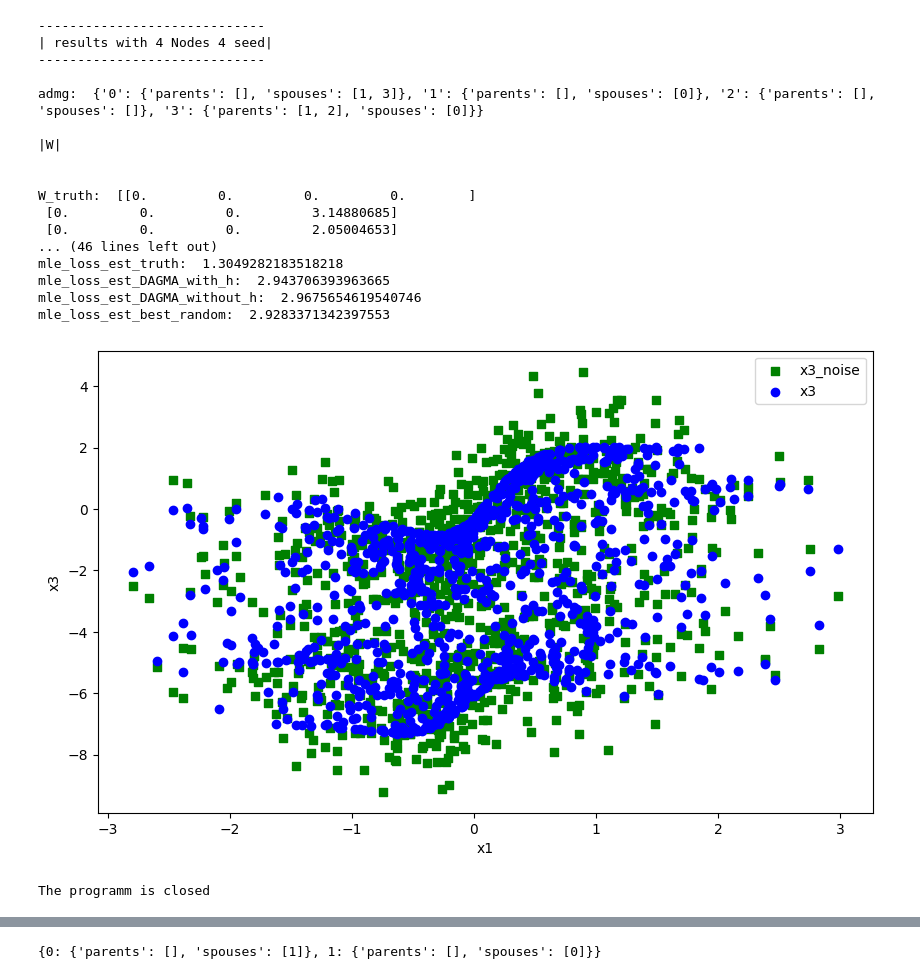
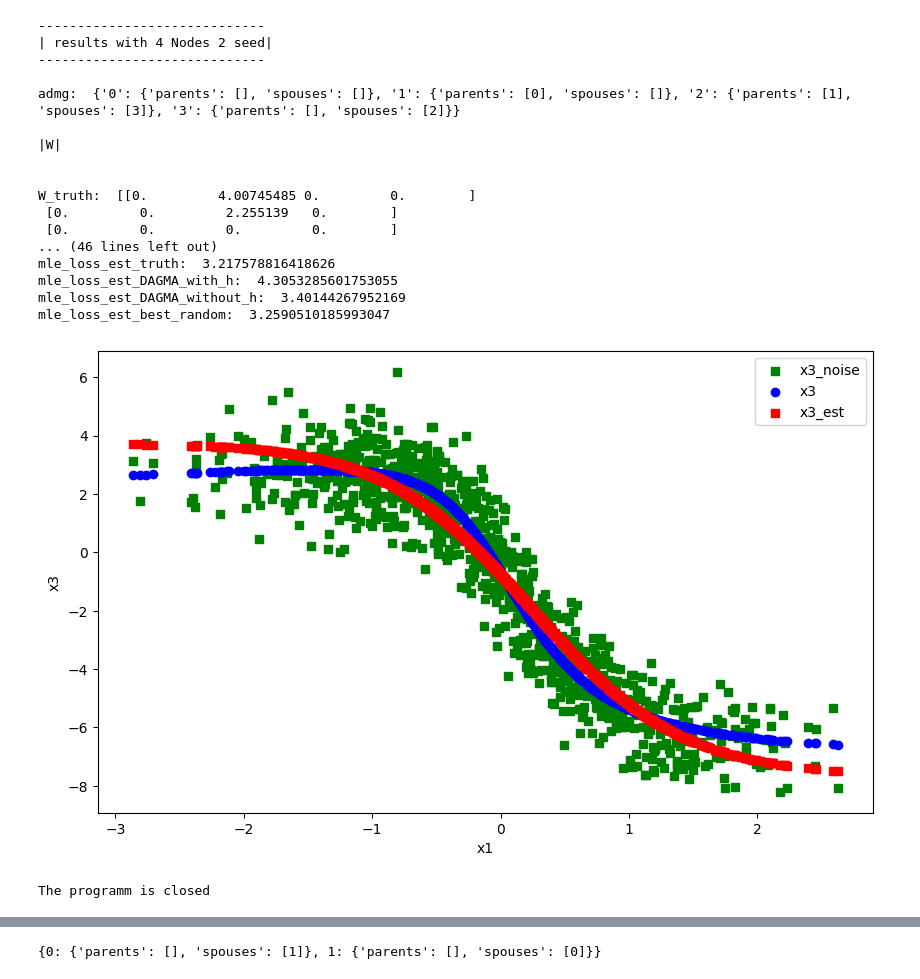
Before and after one commit to yurou-liang/ADMG, a Jupyter notebook: result/Analyse_result.ipynb, the cells around one changed output, grey strips where cells are left out. Drawn from its saved outputs; the diff is of its cells as text; code cells hidden in the pictures.

```diff
--- a/result/Analyse_result.ipynb
+++ b/result/Analyse_result.ipynb
@@ -10,7 +10,7 @@ from locally_connected import LocallyConnected
 import torch.nn as nn
 # %%
 d = 4
-s = 4
+s = 2
 
 with open(f"result_d{d}_seed{s}_modified", "r") as f:
     data = json.load(f)
@@ -72,22 +72,22 @@ print("mle_loss_est_DAGMA_without_h: ", data["mle_loss_DAGMA_without_h"])
 print("mle_loss_est_best_random: ", data["best_random_run"]["mle_loss_random_end"])
 # %% [output]
 -----------------------------
-| results with 4 Nodes 4 seed|
+| results with 4 Nodes 2 seed|
 -----------------------------
 
-admg:  {'0': {'parents': [], 'spouses': [1, 3]}, '1': {'parents': [], 'spouses': [0]}, '2': {'parents': [], 'spouses': []}, '3': {'parents': [1, 2], 'spouses': [0]}}
+admg:  {'0': {'parents': [], 'spouses': []}, '1': {'parents': [0], 'spouses': []}, '2': {'parents': [1], 'spouses': [3]}, '3': {'parents': [], 'spouses': [2]}}
 
 |W|
 
 
-W_truth:  [[0.         0.         0.         0.        ]
- [0.         0.         0.         3.14880685]
- [0.         0.         0.         2.05004653]
+W_truth:  [[0.         4.00745485 0.         0.        ]
+ [0.         0.         2.255139   0.        ]
+ [0.         0.         0.         0.        ]
 ... (46 lines left out)
-mle_loss_est_truth:  1.3049282183518218
-mle_loss_est_DAGMA_with_h:  2.943706393963665
-mle_loss_est_DAGMA_without_h:  2.9675654619540746
-mle_loss_est_best_random:  2.9283371342397553
+mle_loss_est_truth:  3.217578816418626
+mle_loss_est_DAGMA_with_h:  4.3053285601753055
+mle_loss_est_DAGMA_without_h:  3.40144267952169
+mle_loss_est_best_random:  3.2590510185993047
 # %%
 def copy_like_(param, arr):
     """Copy a Python list/np array into a torch parameter, matching dtype/device/shape."""
@@ -99,36 +99,36 @@ def copy_like_(param, arr):
 # %%
 # key = "truth"
 key = "DAGMA_without_h"
 np.random.seed(s)
 n_samples = 1000
 dims=[d, 10, 1]
 X_truth = torch.tensor(data["X_truth"], dtype=torch.double)
 epsilon = torch.tensor(data["epsilon"], dtype=torch.double)
 X = torch.tensor(data["X"], dtype=torch.double)
 
 eq_model = nonlinear.DagmaMLP(
     dims=[d, 10, 1], bias=True, dtype=torch.double)
 fc1_weight = data[f"fc1_weight_{key}_end"]
 fc1_bias = data[f"fc1_bias_{key}_end"]
 fc2_weight = data[f"fc2_weight_{key}_end"]
 fc2_bias= data[f"fc2_bias_{key}_end"]
 copy_like_(eq_model.fc1.weight, fc1_weight)
 copy_like_(eq_model.fc1.bias, fc1_bias)
 copy_like_(eq_model.fc2[0].weight, fc2_weight)
 copy_like_(eq_model.fc2[0].bias, fc2_bias)
 x_est=eq_model(X_truth)
 
 plt.figure(figsize=(10, 6))  # Optional: specifies the figure size
-plt.scatter(X_truth.detach().numpy()[:, 2], X_truth.detach().numpy()[:, 3], label='x3_noise', color='green', marker='s')
-plt.scatter(X_truth.detach().numpy()[:, 2], X.detach().numpy()[:, 3], label='x3', color='blue', marker='o')
-# plt.scatter(X_truth.detach().numpy()[:, 2], x_est.detach().numpy()[:,3], label='x3_est', color='red', marker='s')
+plt.scatter(X_truth.detach().numpy()[:, 0], X_truth.detach().numpy()[:, 1], label='x3_noise', color='green', marker='s')
+plt.scatter(X_truth.detach().numpy()[:, 0], X.detach().numpy()[:, 1], label='x3', color='blue', marker='o')
+plt.scatter(X_truth.detach().numpy()[:, 0], x_est.detach().numpy()[:,1], label='x3_est', color='red', marker='s')
 plt.xlabel('x1')
 plt.ylabel('x3')
 plt.legend()
 plt.show()
 print("The programm is closed")
 # %% [output]
-[figure, old version]
+[figure, new version]
 The programm is closed
 # %%
 X
```
Also changed, not shown: parts of 1 cell of this notebook, 5 other files.
